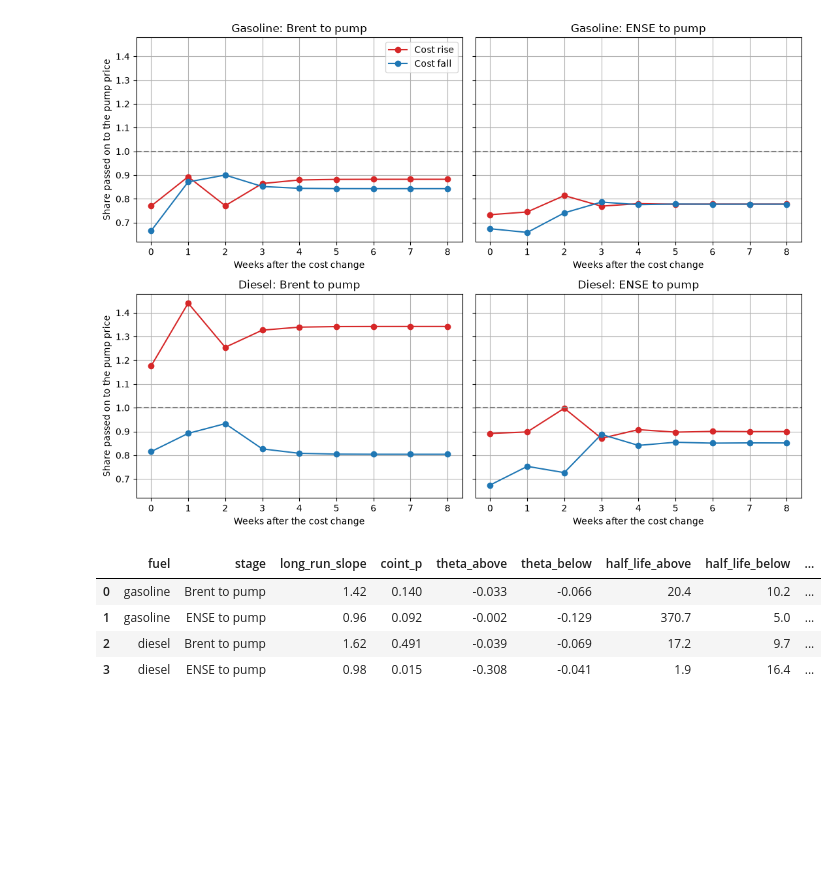
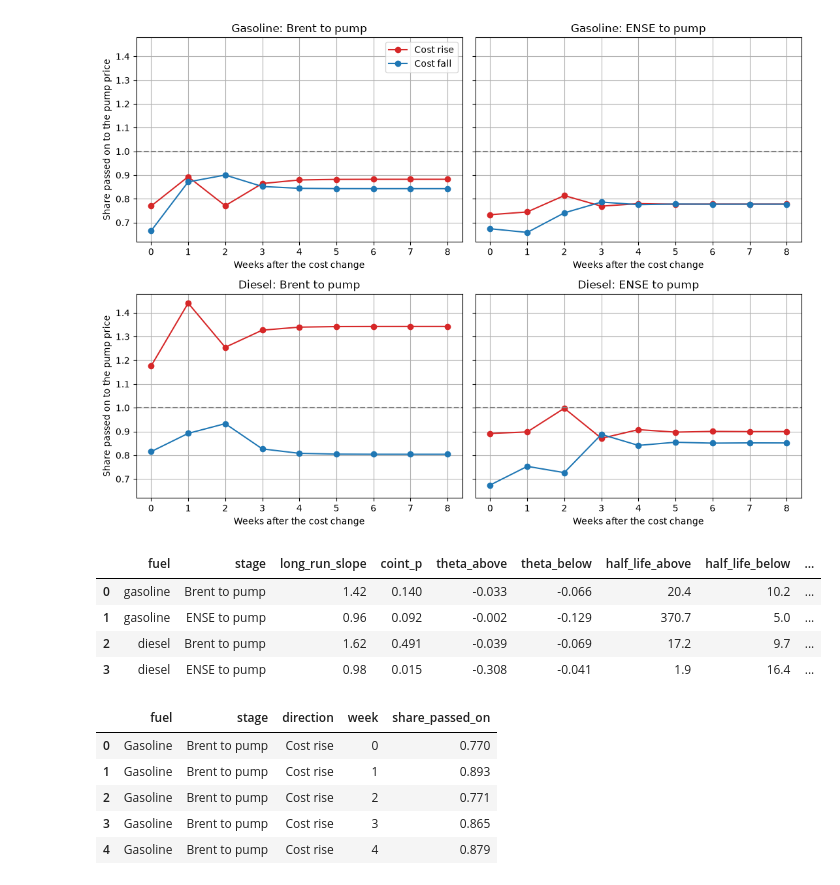
Before and after one commit to josepaulonunes/fuel-prices-portugal, a Jupyter notebook: notebooks/06_extensions.ipynb, the cells around one changed output. Saved outputs shown, nothing was run; the diff lists cells and outputs as text; code cells hidden in the pictures; blank space fills up the shorter version.

Commit message:
Export cumulative response data for Tableau

```diff
--- a/notebooks/06_extensions.ipynb
+++ b/notebooks/06_extensions.ipynb
@@ -280,3 +280,31 @@ ecm_results
 | 1 | gasoline | ENSE to pump | 0.96 | 0.092 | -0.002 | -0.129 | 370.7 | 5.0 | ... |
 | 2 | diesel | Brent to pump | 1.62 | 0.491 | -0.039 | -0.069 | 17.2 | 9.7 | ... |
 | 3 | diesel | ENSE to pump | 0.98 | 0.015 | -0.308 | -0.041 | 1.9 | 16.4 | ... |
+# %%
+# Save the week by week responses in a long table for the Tableau dashboard
+rows = []
+for fuel_name in ["gasoline", "diesel"]:
+    for stage_name, cost, price in plot_stages:
+        cost_col = cost if cost == "brent_eur_litre" else f"{fuel_name}_{cost}"
+        paths = cumulative_response(cost_col, f"{fuel_name}_{price}")
+        for direction, label in [("up", "Cost rise"), ("down", "Cost fall")]:
+            for week, share in enumerate(paths[direction]):
+                rows.append({
+                    "fuel": fuel_name.capitalize(),
+                    "stage": stage_name,
+                    "direction": label,
+                    "week": week,
+                    "share_passed_on": round(share, 3),
+                })
+
+# Save and show the first rows
+tableau_response = pd.DataFrame(rows)
+tableau_response.to_csv("../data/processed/tableau_cumulative_response.csv", index=False)
+tableau_response.head()
+# %% [output]
+|  | fuel | stage | direction | week | share_passed_on |
+| 0 | Gasoline | Brent to pump | Cost rise | 0 | 0.770 |
+| 1 | Gasoline | Brent to pump | Cost rise | 1 | 0.893 |
+| 2 | Gasoline | Brent to pump | Cost rise | 2 | 0.771 |
+| 3 | Gasoline | Brent to pump | Cost rise | 3 | 0.865 |
+| 4 | Gasoline | Brent to pump | Cost rise | 4 | 0.879 |
```
Also changed, not shown: 1 other file.
